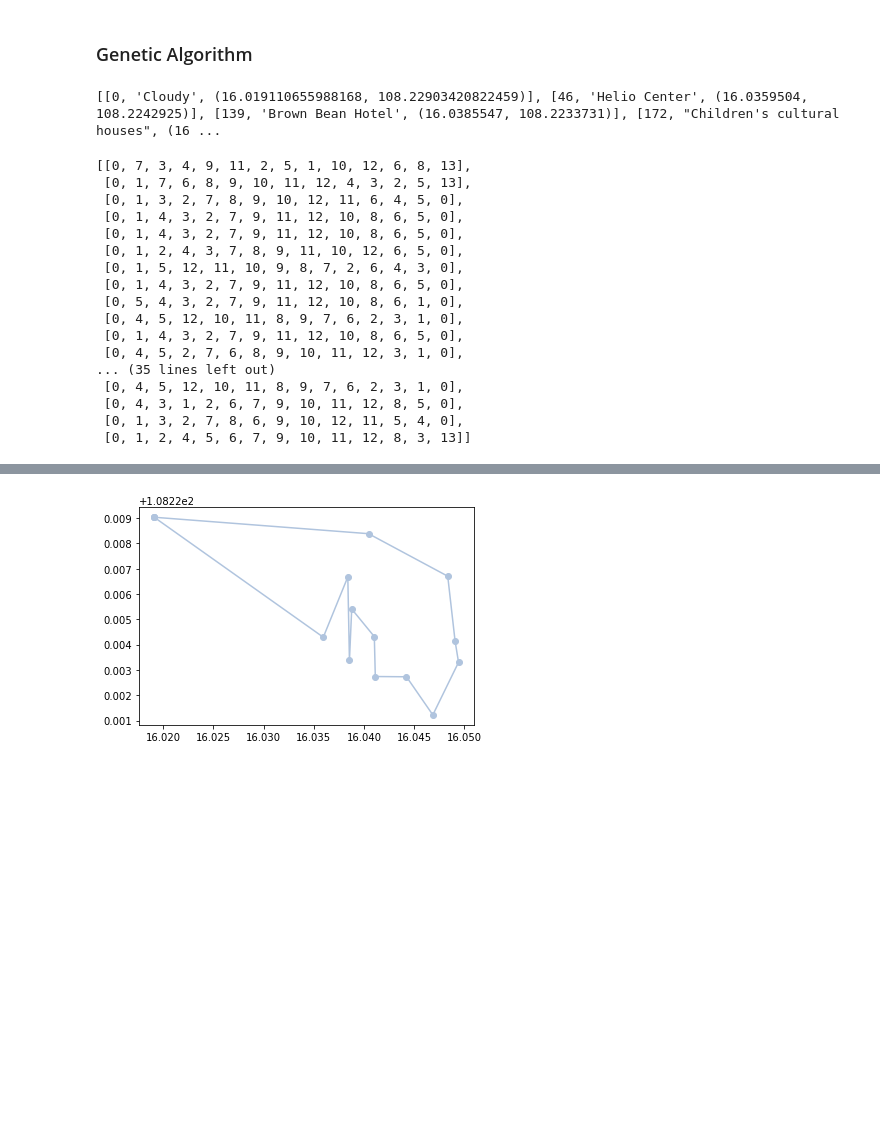
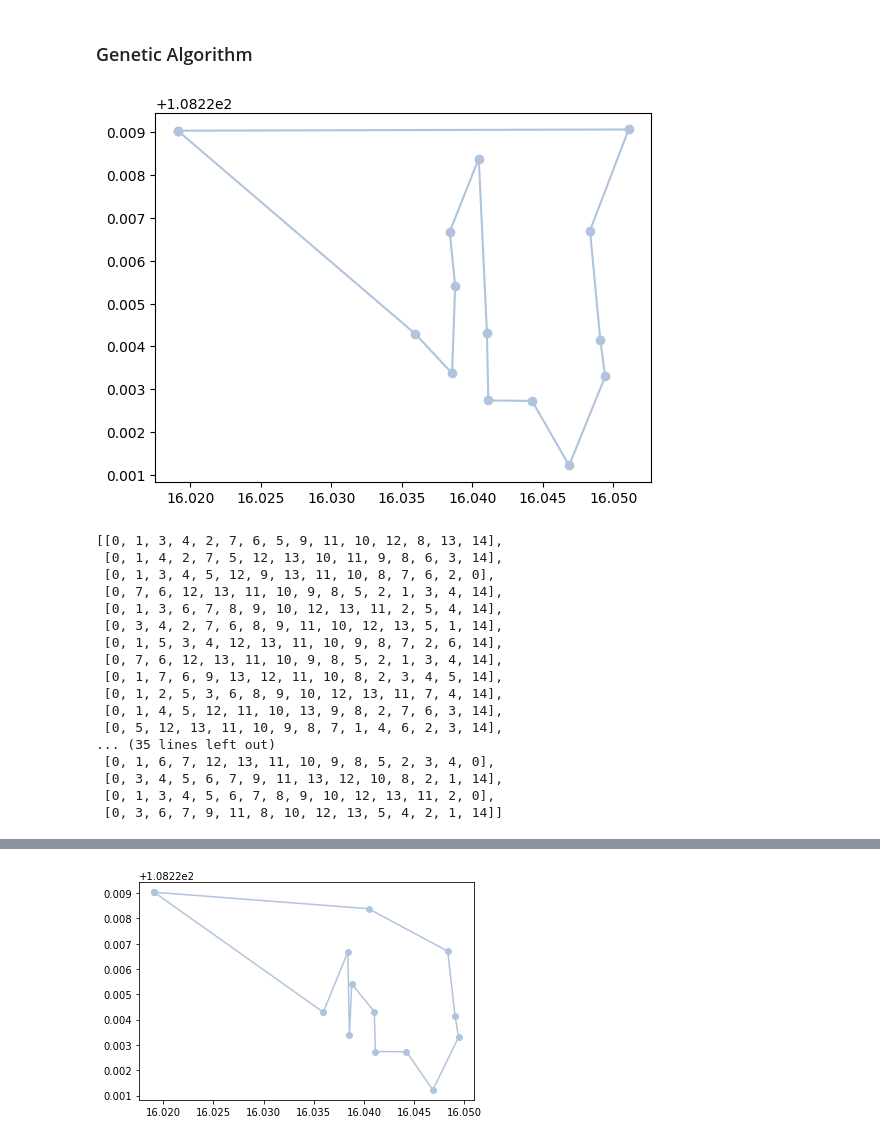
Before and after one commit to anhtuyetdut/Travel-Itinerary, a Jupyter notebook: main.ipynb, the cells around one changed output, grey strips where cells are left out. Cells and saved outputs as stored; diff of their text form; code cells hidden in the pictures; blank space fills up the shorter version.

```diff
--- a/main.ipynb
+++ b/main.ipynb
@@ -45,9 +45,6 @@ dataHours.head(5)
 | 2 | ChIJ13MshlIYQjERM4sqFu8lvyA | 6:30 AM 10:30 PM | 6:30 AM 10:30 PM | 6:30 AM 10:30 PM | 6:30 AM 10:30 PM | 6:30 AM 10:30 PM | 6:30 AM 10:30 PM | 6:30 AM 10:30 PM |
 | 3 | ChIJ14kOf8kZQjERrdrrQPpiZKA | 6:00 AM 1:29 PM, 4:00 9:00 PM | 6:00 AM 1:29 PM, 4:00 9:00 PM | 6:00 AM 1:29 PM, 4:00 9:00 PM | 6:00 AM 1:29 PM, 4:00 9:00 PM | 6:00 AM 1:29 PM, 4:00 9:00 PM | 6:00 AM 1:29 PM, 4:00 9:00 PM | 6:00 AM 1:29 PM, 4:00 9:00 PM |
 | 4 | ChIJ2aT3UqMXQjER_rVaqCoyyWU | 00:00 AM 11:59 PM | 00:00 AM 11:59 PM | 00:00 AM 11:59 PM | 00:00 AM 11:59 PM | 00:00 AM 11:59 PM | 00:00 AM 11:59 PM | 00:00 AM 11:59 PM |
-# %%
-dataHours = data.loc[:, ["Monday", "Tuesday", "Wednesday", "Thursday", "Friday", "Saturday", "Sunday"]]
-dataHours.head(5)
 # %%
 date = datetime.now()
 day = calendar.day_name[date.weekday()]
@@ -367,74 +346,89 @@ def mutation(chromosome):
 # %% [markdown]
 ### Genetic Algorithm
 # %%
+limit = 500
+
+# init population
 listPoints, listDetailsPoint = nearestNeighborAlgorithm(newData)
-print(listDetailsPoint)
+
+plotData(listPoints)
+
+# genarate an array represent for init population
 initChromosome = chromosomeRepresentative(listPoints)
 
-listChromosomes = generateChromosome(initChromosome)
+# create list chromosomes from init population
+listChromosomes = generateChromosome(initChromosome, limit)
 
+# calculate fitness value of each chromosome in list chromosomes
 fitness = np.zeros(len(listChromosomes))
-
-best_generation = [find_best(listChromosomes, fitness)]
-best_fitness = [calculateFitness(best_generation[0], listPoints)]
 
 for i in range(0, len(listChromosomes)):
     fitness[i] = calculateFitness(listChromosomes[i], listPoints)
 
 fitness = normalizeFitnessValue(fitness)
 
+# store the best chromosome
+best_generation = [find_best(listChromosomes, fitness)]
+best_fitness = [calculateFitness(best_generation[0], listPoints)]
+
 n = round(limit/2)
-mutation_rate = 0.01
+mutation_rate = 0.001
 
 for i in range(50):
+    # select new parents
     newGenerations = rouletteWheelSelection(fitness, listChromosomes, n)
 
     new_generation = []
     new_fitness = []
     if len(newGenerations) != 0:
+        # crossover
         for i in range(0, len(newGenerations) - 1):
             for j in range(i+1, len(newGenerations)):
                 parent_1 = newGenerations[i]
                 parent_2 = newGenerations[j]
                 child_1, child_2 = crossover_mix(parent_1, parent_2)
 
                 fitness_1 = calculateFitness(child_1, listPoints)
                 fitness_2 = calculateFitness(child_2, listPoints)
 
-                if random.random() < mutation_rate:
+                if fitness_1 < mutation_rate:
                     mutated = mutation(child_1)
                     child_1 = mutated
                     fitness_1 = calculateFitness(child_1, listPoints)
+                if fitness_2 < mutation_rate:
+                    mutated = mutation(child_2)
+                    child_2 = mutated
+                    fitness_2 = calculateFitness(child_2, listPoints)
 
                 new_generation.append(child_1)
                 new_generation.append(child_2)
                 new_fitness.append(fitness_1)
                 new_fitness.append(fitness_2)
 
         chromosome = find_best(new_generation, new_fitness)
 
         best_generation.append(chromosome)
         best_fitness.append(calculateFitness(chromosome, listPoints))
 best_generation
 # %% [output]
+[figure, added]
-[[0, 'Cloudy', (16.019110655988168, 108.22903420822459)], [46, 'Helio Center', (16.0359504, 108.2242925)], [139, 'Brown Bean Hotel', (16.0385547, 108.2233731)], [172, "Children's cultural houses", (16 ...
+[[0, 1, 3, 4, 2, 7, 6, 5, 9, 11, 10, 12, 8, 13, 14],
+ [0, 1, 4, 2, 7, 5, 12, 13, 10, 11, 9, 8, 6, 3, 14],
+ [0, 1, 3, 4, 5, 12, 9, 13, 11, 10, 8, 7, 6, 2, 0],
+ [0, 7, 6, 12, 13, 11, 10, 9, 8, 5, 2, 1, 3, 4, 14],
+ [0, 1, 3, 6, 7, 8, 9, 10, 12, 13, 11, 2, 5, 4, 14],
+ [0, 3, 4, 2, 7, 6, 8, 9, 11, 10, 12, 13, 5, 1, 14],
+ [0, 1, 5, 3, 4, 12, 13, 11, 10, 9, 8, 7, 2, 6, 14],
+ [0, 7, 6, 12, 13, 11, 10, 9, 8, 5, 2, 1, 3, 4, 14],
+ [0, 1, 7, 6, 9, 13, 12, 11, 10, 8, 2, 3, 4, 5, 14],
+ [0, 1, 2, 5, 3, 6, 8, 9, 10, 12, 13, 11, 7, 4, 14],
+ [0, 1, 4, 5, 12, 11, 10, 13, 9, 8, 2, 7, 6, 3, 14],
+ [0, 5, 12, 13, 11, 10, 9, 8, 7, 1, 4, 6, 2, 3, 14],
+... (35 lines left out)
+ [0, 1, 6, 7, 12, 13, 11, 10, 9, 8, 5, 2, 3, 4, 0],
+ [0, 3, 4, 5, 6, 7, 9, 11, 13, 12, 10, 8, 2, 1, 14],
+ [0, 1, 3, 4, 5, 6, 7, 8, 9, 10, 12, 13, 11, 2, 0],
+ [0, 3, 6, 7, 9, 11, 8, 10, 12, 13, 5, 4, 2, 1, 14]]
-[[0, 7, 3, 4, 9, 11, 2, 5, 1, 10, 12, 6, 8, 13],
- [0, 1, 7, 6, 8, 9, 10, 11, 12, 4, 3, 2, 5, 13],
- [0, 1, 3, 2, 7, 8, 9, 10, 12, 11, 6, 4, 5, 0],
- [0, 1, 4, 3, 2, 7, 9, 11, 12, 10, 8, 6, 5, 0],
- [0, 1, 4, 3, 2, 7, 9, 11, 12, 10, 8, 6, 5, 0],
- [0, 1, 2, 4, 3, 7, 8, 9, 11, 10, 12, 6, 5, 0],
- [0, 1, 5, 12, 11, 10, 9, 8, 7, 2, 6, 4, 3, 0],
- [0, 1, 4, 3, 2, 7, 9, 11, 12, 10, 8, 6, 5, 0],
- [0, 5, 4, 3, 2, 7, 9, 11, 12, 10, 8, 6, 1, 0],
- [0, 4, 5, 12, 10, 11, 8, 9, 7, 6, 2, 3, 1, 0],
- [0, 1, 4, 3, 2, 7, 9, 11, 12, 10, 8, 6, 5, 0],
- [0, 4, 5, 2, 7, 6, 8, 9, 10, 11, 12, 3, 1, 0],
-... (35 lines left out)
- [0, 4, 5, 12, 10, 11, 8, 9, 7, 6, 2, 3, 1, 0],
- [0, 4, 3, 1, 2, 6, 7, 9, 10, 11, 12, 8, 5, 0],
- [0, 1, 3, 2, 7, 8, 6, 9, 10, 12, 11, 5, 4, 0],
- [0, 1, 2, 4, 5, 6, 7, 9, 10, 11, 12, 8, 3, 13]]
 # %%
 best = find_best(best_generation, best_fitness)
 best_point = [listPoints[i] for i in best]
```
Also changed, not shown: parts of 7 cells of this notebook, 1 other file.
